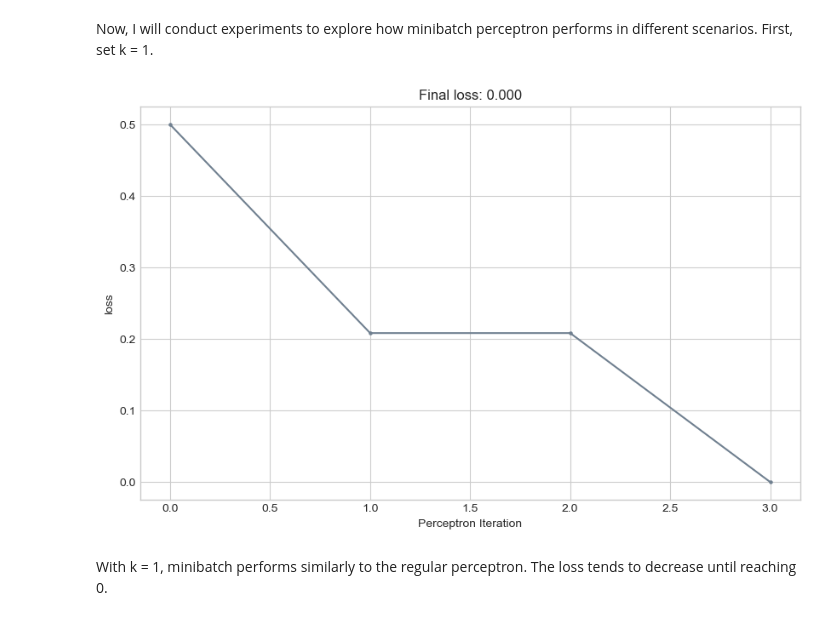
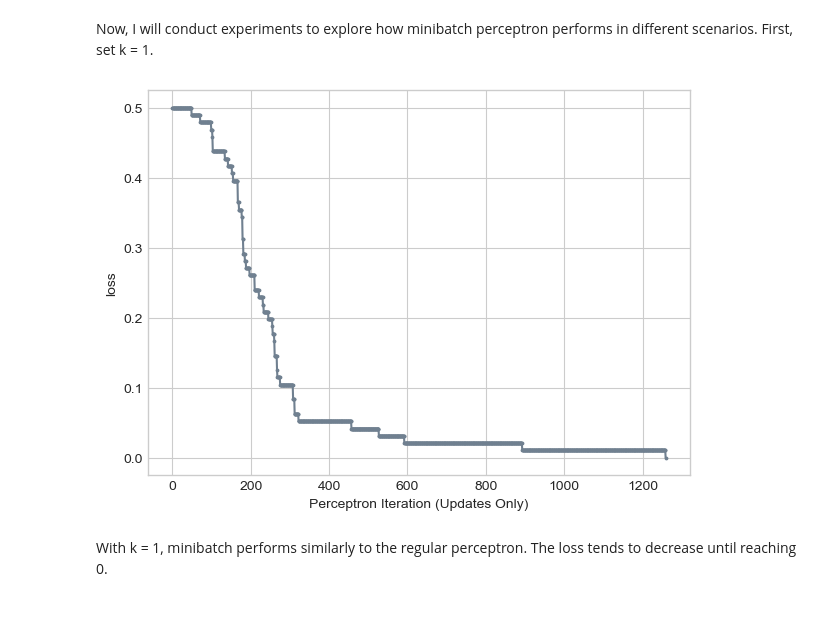
Before and after one commit to lizrightmire02/lizrightmireio.github.io, a Jupyter notebook: posts/Perceptron/index.ipynb, the cells around one changed output. Cells and saved outputs as stored; diff of their text form; code cells hidden in the pictures.

Commit message:
Perceptron-MiniBatch

```diff
--- a/posts/Perceptron/index.ipynb
+++ b/posts/Perceptron/index.ipynb
@@ -311,8 +317,8 @@ torch.manual_seed(88)
 X, y = perceptron_data()
 
 # initialize a perceptron
-p = Perceptron()
-opt = PerceptronOptimizer(p)
+p = PerceptronMini()
+opt = PerceptronOptimizerMini(p)
 loss = 1.0
 
 # set k to 1
@@ -333,10 +339,13 @@ while loss > 0:
 
     loss = p.loss(X, y).item()
     loss_vec.append(loss)
-# %%
-plot_loss(loss_vec)
-# %% [output]
-[figure, removed]
+# %%
+# plot loss
+plt.plot(loss_vec, color = "slategrey")
+plt.scatter(torch.arange(len(loss_vec)), loss_vec, color = "slategrey", s = 3)
+labs = plt.gca().set(xlabel = "Perceptron Iteration (Updates Only)", ylabel = "loss")
+# %% [output]
+[figure, added]
 # %% [markdown]
 With k = 1, minibatch performs similarly to the regular perceptron. The loss tends to decrease until reaching 0.
 # %% [markdown]
```
Also changed, not shown: parts of 16 cells of this notebook, 12 other files.
